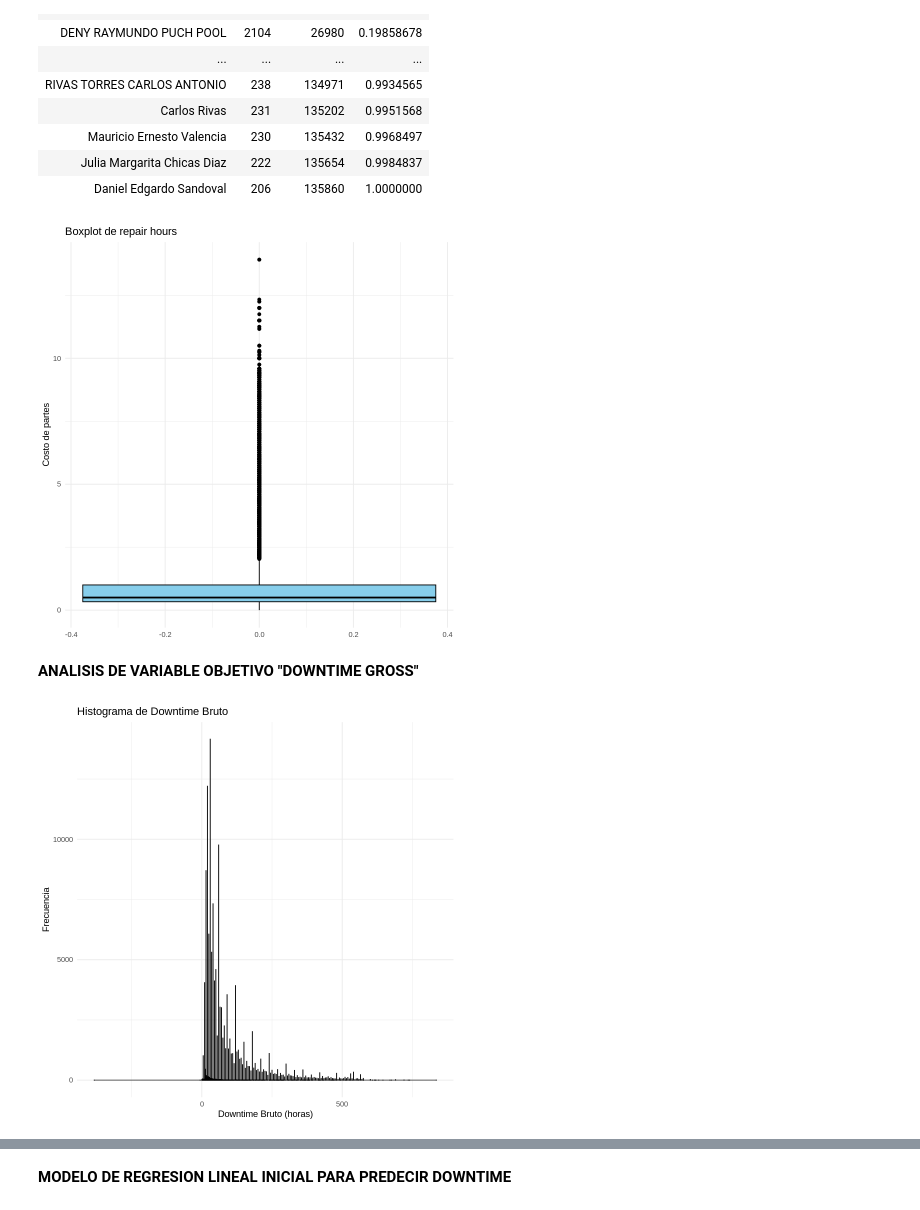
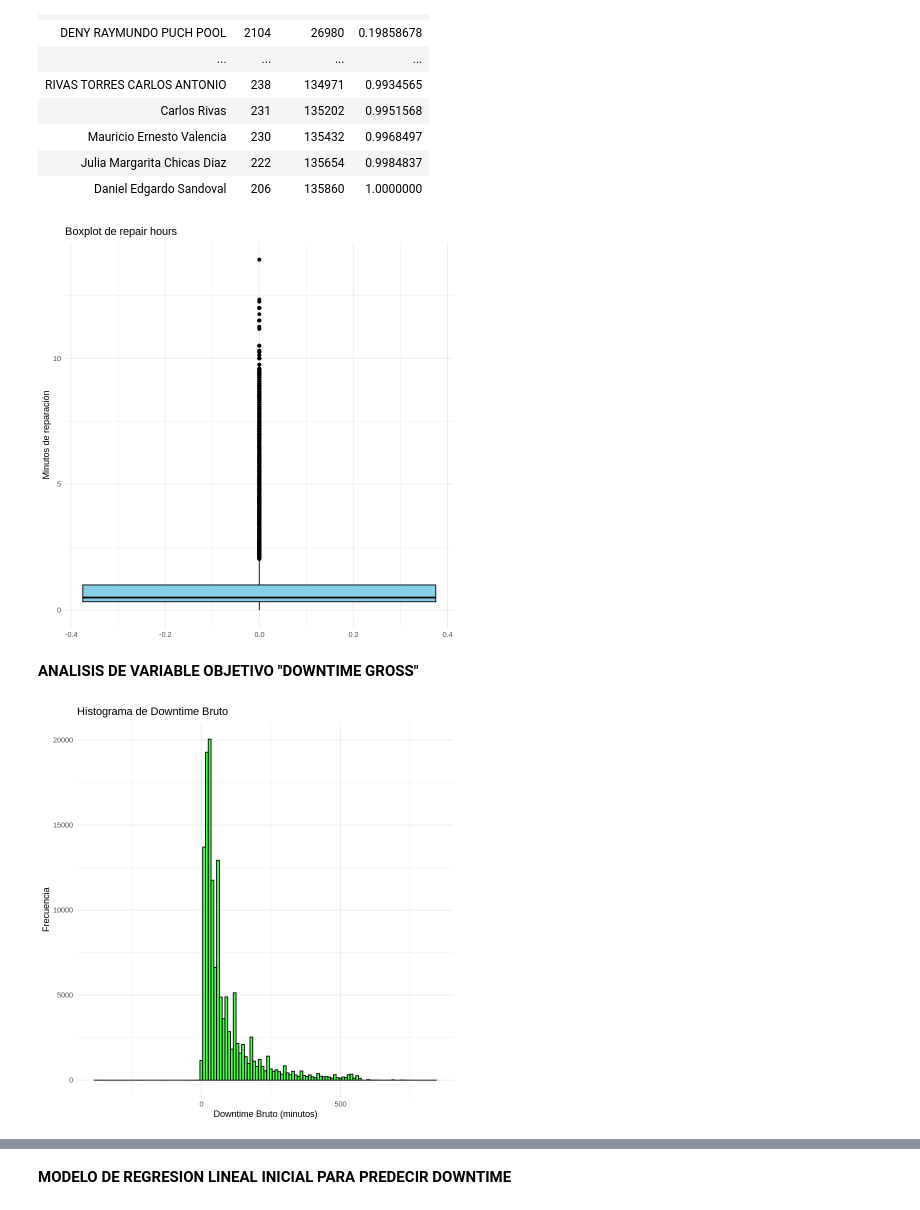
Before and after one commit to cesargar1507/DatasetsUB, a Jupyter notebook: TFM_MOD(Revisado2).ipynb, the cells around one changed output, grey strips where cells are left out. Cells and saved outputs as stored; diff of their text form; code cells hidden in the pictures.

```diff
--- a/TFM_MOD(Revisado2).ipynb
+++ b/TFM_MOD(Revisado2).ipynb
@@ -468,28 +455,28 @@ A tibble: 143 × 4
 # Crear el boxplot de repair_hours
 ggplot(df, aes(y = repair_hours)) +
   geom_boxplot(fill = 'skyblue', color = 'black') +
-  labs(title = 'Boxplot de repair hours',
-       y = 'Costo de partes') +
+  labs(title = 'Boxplot de repair time',
+       y = 'Minutos de reparación') +
   theme_minimal()
 #Replicar gráfico con y sin outliers, analizar la frecuencia por rangos, medir con desviación típica, intentar medir cada cuanto ocurre el outlier, recomendación a añadir
 # %% [output]
-[figure, old version]
+[figure, new version]
 # %% [markdown]
 **ANALISIS DE VARIABLE OBJETIVO "DOWNTIME GROSS"**
 # %%
 # Histograma de 'downtimeGross'
 hist_downtimeGross <- ggplot(df, aes(x = downtime_gross)) +
-  geom_histogram(binwidth = 0.1, fill = "green", color = "black", alpha = 0.7) +
+  geom_histogram(binwidth = 10, fill = "green", color = "black", alpha = 0.7) +
   labs(title = "Histograma de Downtime Bruto",
-       x = "Downtime Bruto (horas)",
+       x = "Downtime Bruto (minutos)",
        y = "Frecuencia") +
   theme_minimal()
 
 # Mostrar histogramas
 print(hist_downtimeGross)
 #Hacerlo más grande
 # %% [output]
-[figure, old version]
+[figure, new version]
 # %%
 # Crear el boxplot de downtime gross
 ggplot(df, aes(y = downtime_gross)) +
```
Also changed, not shown: parts of 2 cells of this notebook.
